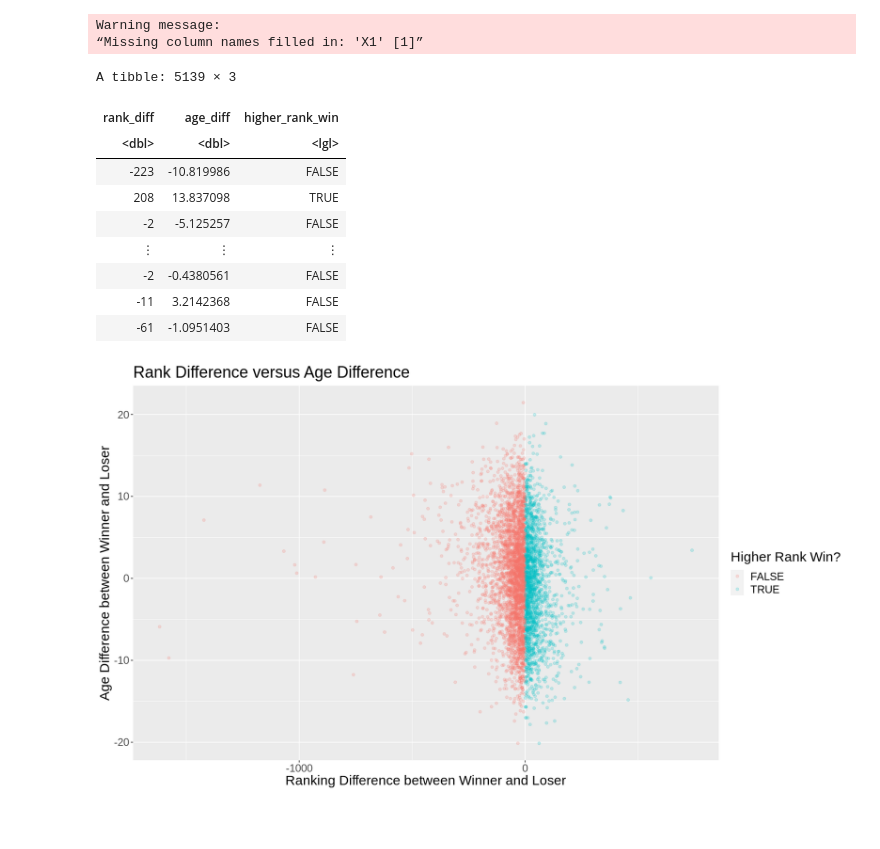
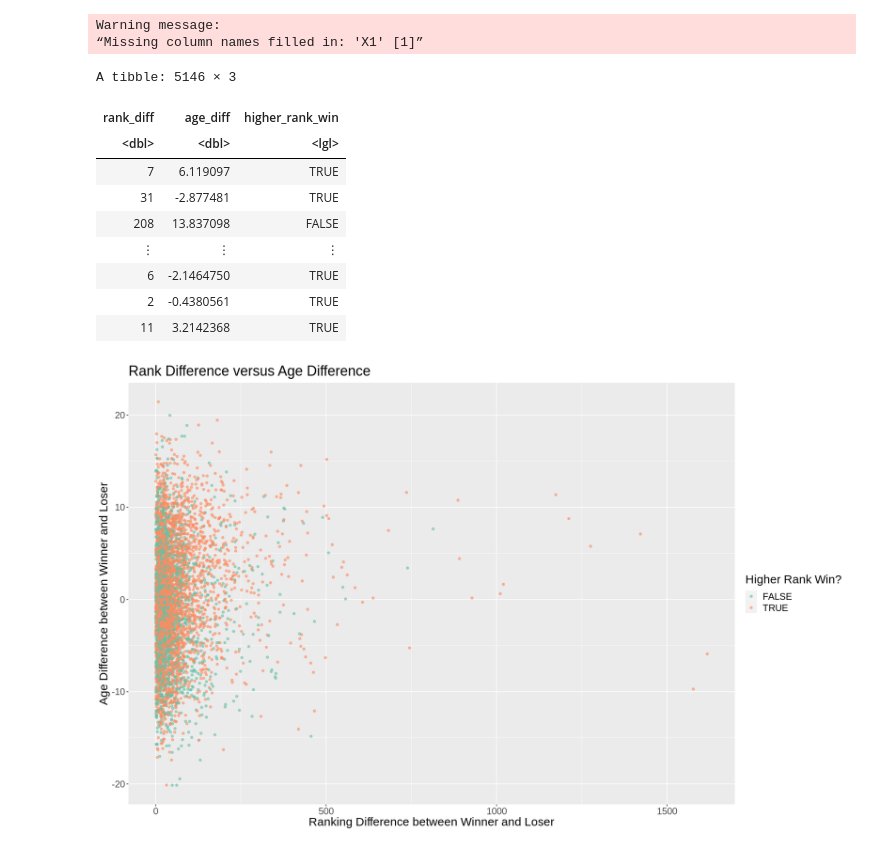
Before and after one commit to nitahieb/dsci100project, a Jupyter notebook: project.ipynb, the cells around one changed output. Cells and saved outputs as stored; diff of their text form; code cells hidden in the pictures; blank space fills up the shorter version.

Commit message:
small edits to rank_diff and graph
made rank_diff an absolute value
added colorblind palette to graph

```diff
--- a/project.ipynb
+++ b/project.ipynb
@@ -17,8 +18,8 @@ Warning message:
 ## removed unneccessary columns and mutated columns for which we would use for our data analyses
 tennis_data <- tennis_data_raw %>%
     select(-X1) %>%
-    mutate(rank_diff = (winner_rank - loser_rank), age_diff = (winner_age - loser_age)) %>%
-    mutate(higher_rank_win = (winner_rank > loser_rank)) %>%
+    mutate(rank_diff = abs((winner_rank - loser_rank)), age_diff = (winner_age - loser_age)) %>%
+    mutate(higher_rank_win = (winner_rank < loser_rank)) %>%
     select(rank_diff, age_diff, higher_rank_win)
 # %%
 ## setting seed to keep data random
@@ -36,12 +37,11 @@ tennis_train <- na.omit(tennis_train_temp)
 tennis_train
 
 ## rank_diff represents the ranking difference between the winner and the loser of the tennis
-## match. A negative rank_diff represents that the loser had a higher rank, while a positive
-## rank_diff represents that the winner had a higher rank.
+## match.
 
 ## age_diff represents the age difference between the winner and loser of the tennis match.
-## Similiar to rank_diff, a negative age_diff represents that the loser was older, while a
-## positive age_diff represents that the winner was older.
+## A negative age_diff represents that the loser was older, while a positive age_diff
+## represents that the winner was older.
 
 ## our chosen predictor variable is higher_rank_win which represents a logical about if the
 ## higher ranked player was able to defeat the lower ranked player in the tennis match.
@@ -52,31 +52,37 @@ tennis_train
 ## below represents a couple data points representing rank_diff, age_diff, and if the
 ## higher ranked player won or not.
 # %% [output]
-A tibble: 5139 × 3
+A tibble: 5146 × 3
 | rank_diff | age_diff | higher_rank_win |
 | <dbl> | <dbl> | <lgl> |
-| -223 | -10.819986 | FALSE |
-| 208 | 13.837098 | TRUE |
-| -2 | -5.125257 | FALSE |
+| 7 | 6.119097 | TRUE |
+| 31 | -2.877481 | TRUE |
+| 208 | 13.837098 | FALSE |
 | ⋮ | ⋮ | ⋮ |
-| -2 | -0.4380561 | FALSE |
-| -11 | 3.2142368 | FALSE |
-| -61 | -1.0951403 | FALSE |
+| 6 | -2.1464750 | TRUE |
+| 2 | -0.4380561 | TRUE |
+| 11 | 3.2142368 | TRUE |
 # %%
 ## plotting of the data
+options(repr.plot.width = 16, repr.plot.height = 10)
 
 ## this visualization aims to compare the relationship between ranking difference and age difference
 ## between winner and loser of tennis matches.
+
+## Higher Rank Win? represents if the Higher Ranked Player won:
+## FALSE: higher ranked player lost
+## TRUE:  higher ranked player won
 
 ## from this visualization there seems to be consistency where the predictor, higher_rank_win, will
 ## be from the difference in rank and difference in age.
 
 tennis_train_plot <- tennis_train %>%
                      ggplot(aes(x = rank_diff, y = age_diff, color = higher_rank_win)) +
-                     geom_point(alpha = 0.2) +
+                     geom_point(alpha = 0.6) +
                      labs(x = "Ranking Difference between Winner and Loser", y = "Age Difference between Winner and Loser", color = "Higher Rank Win?") +
                      ggtitle("Rank Difference versus Age Difference") +
-                     theme(text = element_text (size = 18))
+                     theme(text = element_text (size = 18)) +
+                     scale_color_brewer(palette = "Set2")
 tennis_train_plot
 # %% [output]
-[figure, old version]
+[figure, new version]
```
Also changed, not shown: parts of 1 cell of this notebook.
